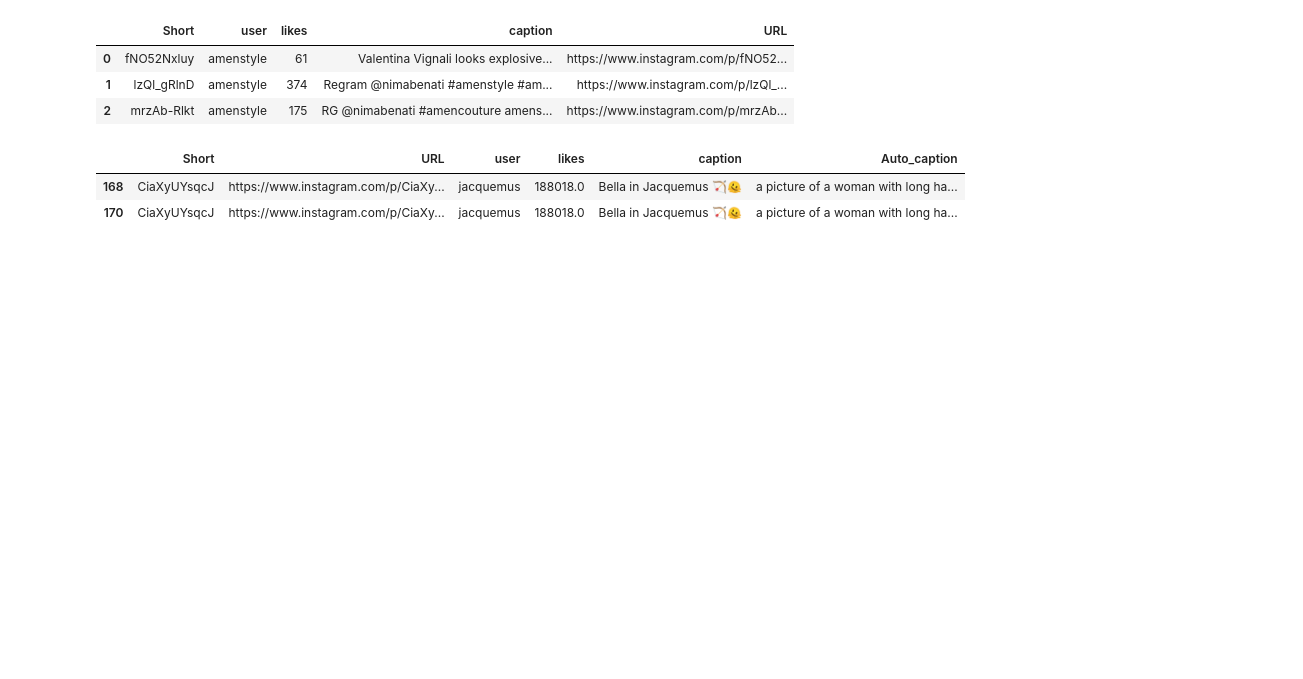
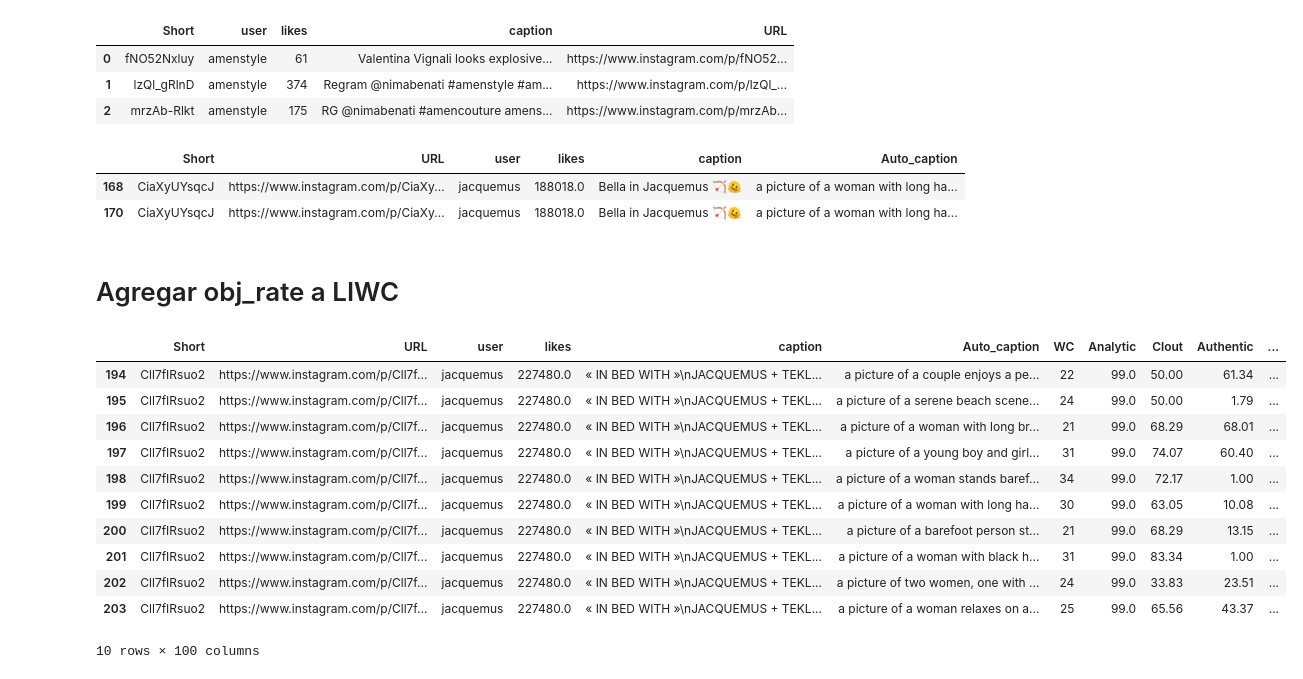
Before and after one commit to danielgvb/network_science, a Jupyter notebook: Avances Rafa/sample_processing_for_professors.ipynb, the cells around one changed output. Drawn from its saved outputs; the diff is of its cells as text; code cells hidden in the pictures; blank space fills up the shorter version.

```diff
--- a/Avances Rafa/sample_processing_for_professors.ipynb
+++ b/Avances Rafa/sample_processing_for_professors.ipynb
@@ -54,3 +54,5 @@ output_table[output_table.duplicated(keep=False)]
 |  | Short | URL | user | likes | caption | Auto_caption |
 | 168 | CiaXyUYsqcJ | https://www.instagram.com/p/CiaXy... | jacquemus | 188018.0 | Bella in Jacquemus 🏹🫠 | a picture of a woman with long ha... |
 | 170 | CiaXyUYsqcJ | https://www.instagram.com/p/CiaXy... | jacquemus | 188018.0 | Bella in Jacquemus 🏹🫠 | a picture of a woman with long ha... |
+# %% [markdown]
+# Agregar obj_rate a LIWC
@@ -56,0 +62,31 @@ output_table[output_table.duplicated(keep=False)]
+# %%
+with pd.ExcelFile("LIWC2015 Results (Ig posts sample - 11012024).xlsx") as xl:
+    liwc_data = xl.parse()
+# %%
+path = os.path.join('data','resources','database.xlsx')
+
+with pd.ExcelFile(path) as xl:
+    original_db = xl.parse(usecols='B:C').dropna()
+
+original_db['Short'] = original_db.link.str.split('/').str[4]
+original_db.drop_duplicates(subset=['Short'],inplace=True)
+# %%
+df = liwc_data.merge(original_db.drop(columns=['link']).rename(columns={'Objectify (yes or no)':'objectification_flag'}),how='left',on='Short',validate='m:1')
+
+cols = df.columns.tolist()
+df[cols[:6] + [cols[-1]] + cols[6:-1]].to_excel('liwc_data_11012024.xlsx',index=False)
+# %%
+df.query("Short=='Cll7fIRsuo2'")
+# %% [output]
+|  | Short | URL | user | likes | caption | Auto_caption | WC | Analytic | Clout | Authentic | ... |
+| 194 | Cll7fIRsuo2 | https://www.instagram.com/p/Cll7f... | jacquemus | 227480.0 | « IN BED WITH »\nJACQUEMUS + TEKL... | a picture of a couple enjoys a pe... | 22 | 99.0 | 50.00 | 61.34 | ... |
+| 195 | Cll7fIRsuo2 | https://www.instagram.com/p/Cll7f... | jacquemus | 227480.0 | « IN BED WITH »\nJACQUEMUS + TEKL... | a picture of a serene beach scene... | 24 | 99.0 | 50.00 | 1.79 | ... |
+| 196 | Cll7fIRsuo2 | https://www.instagram.com/p/Cll7f... | jacquemus | 227480.0 | « IN BED WITH »\nJACQUEMUS + TEKL... | a picture of a woman with long br... | 21 | 99.0 | 68.29 | 68.01 | ... |
+| 197 | Cll7fIRsuo2 | https://www.instagram.com/p/Cll7f... | jacquemus | 227480.0 | « IN BED WITH »\nJACQUEMUS + TEKL... | a picture of a young boy and girl... | 31 | 99.0 | 74.07 | 60.40 | ... |
+| 198 | Cll7fIRsuo2 | https://www.instagram.com/p/Cll7f... | jacquemus | 227480.0 | « IN BED WITH »\nJACQUEMUS + TEKL... | a picture of a woman stands baref... | 34 | 99.0 | 72.17 | 1.00 | ... |
+| 199 | Cll7fIRsuo2 | https://www.instagram.com/p/Cll7f... | jacquemus | 227480.0 | « IN BED WITH »\nJACQUEMUS + TEKL... | a picture of a woman with long ha... | 30 | 99.0 | 63.05 | 10.08 | ... |
+| 200 | Cll7fIRsuo2 | https://www.instagram.com/p/Cll7f... | jacquemus | 227480.0 | « IN BED WITH »\nJACQUEMUS + TEKL... | a picture of a barefoot person st... | 21 | 99.0 | 68.29 | 13.15 | ... |
+| 201 | Cll7fIRsuo2 | https://www.instagram.com/p/Cll7f... | jacquemus | 227480.0 | « IN BED WITH »\nJACQUEMUS + TEKL... | a picture of a woman with black h... | 31 | 99.0 | 83.34 | 1.00 | ... |
+| 202 | Cll7fIRsuo2 | https://www.instagram.com/p/Cll7f... | jacquemus | 227480.0 | « IN BED WITH »\nJACQUEMUS + TEKL... | a picture of two women, one with ... | 24 | 99.0 | 33.83 | 23.51 | ... |
+| 203 | Cll7fIRsuo2 | https://www.instagram.com/p/Cll7f... | jacquemus | 227480.0 | « IN BED WITH »\nJACQUEMUS + TEKL... | a picture of a woman relaxes on a... | 25 | 99.0 | 65.56 | 43.37 | ... |
+10 rows × 100 columns
```
Also changed, not shown: parts of 1 cell of this notebook, 13 other files.
